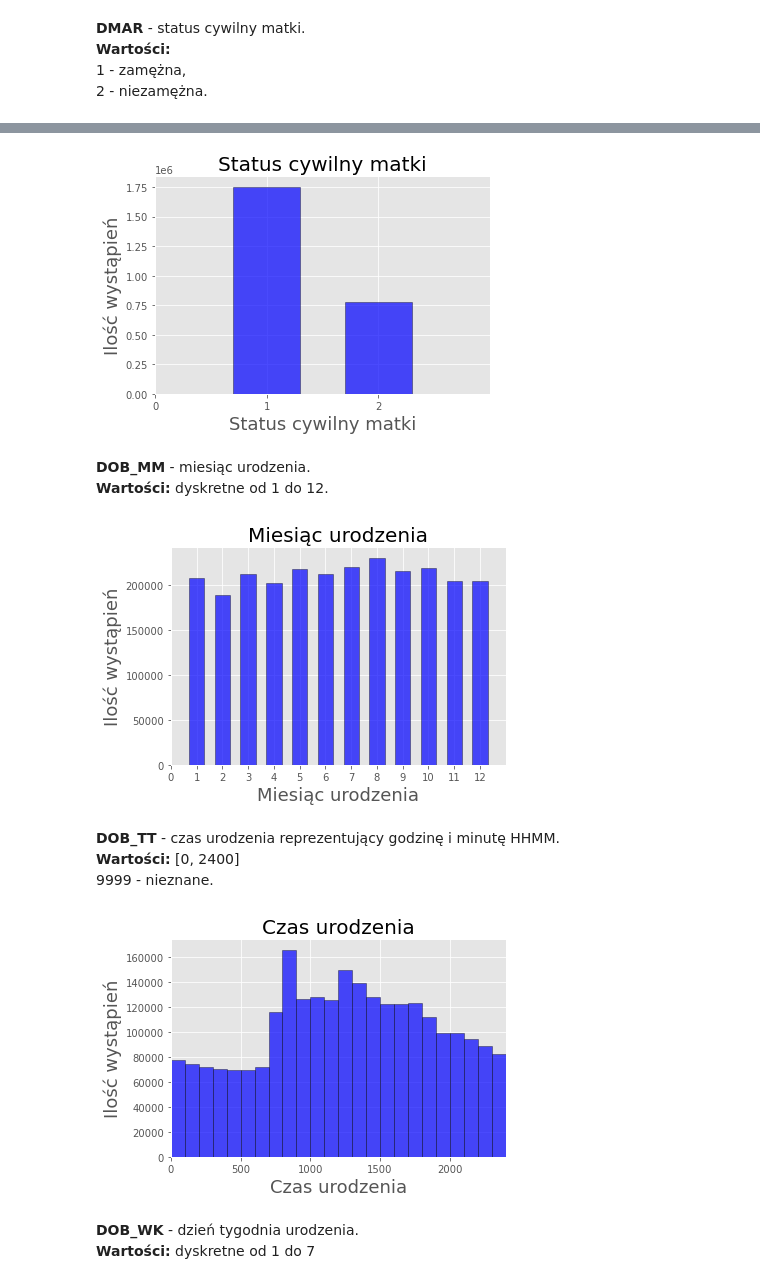
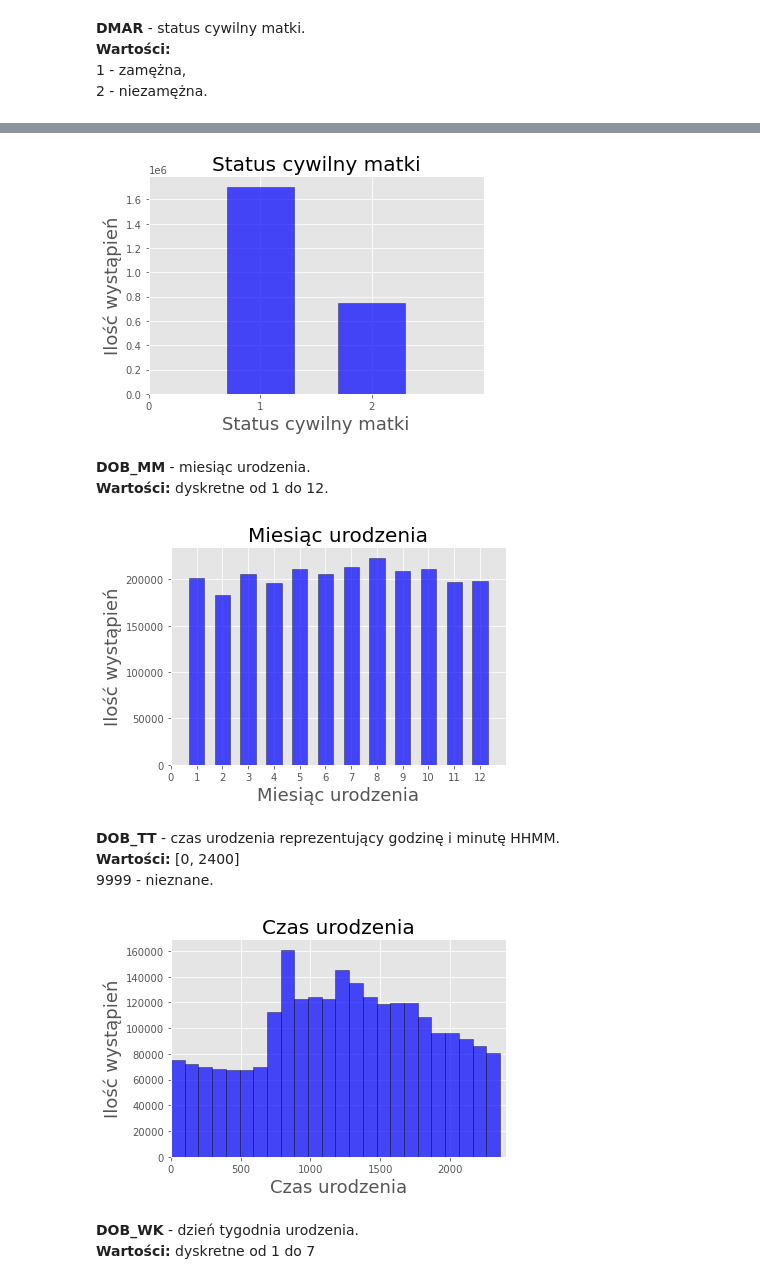
Before and after one commit to kurkowskiad/US-Births-Data-Analysis, a Jupyter notebook: Projekt_Uczenie_Maszynowe.ipynb, the cells around one changed output, grey strips where cells are left out. Drawn from its saved outputs; the diff is of its cells as text; code cells hidden in the pictures.

```diff
--- a/Projekt_Uczenie_Maszynowe.ipynb
+++ b/Projekt_Uczenie_Maszynowe.ipynb
@@ -20,23 +20,24 @@ Zmienna cols_to_keep zawiera nazwy wszystkich kolumn, jakie będziemy wczytywać
 import pandas
 import numpy as np
 import matplotlib.pyplot as plt
+plt.style.use("ggplot")
 cols_to_keep = ['ATTEND', 'BFACIL', 'BMI', 'CIG_0', 'DBWT',
-                'DMAR', 'DOB_MM', 'DOB_TT', 'DOB_WK', 'DWgt_R',
-                'FAGECOMB', 'FRACE6', 'MAGER', 'MRAVE6', 'M_Ht_In',
-                'NO_INFEC', 'NO_RISKS', 'PRIORDEAD', 'PRIORLIVE','PRECARE',
-                'PREVIS', 'PWgt_R', 'RDMETH_REC', 'RF_CESARN', 'SEX',
-                'WTGAIN']
+                'DLMP_MM', 'DLMP_YY', 'DMAR', 'DOB_MM', 'DOB_TT',
+                'DOB_WK', 'DWgt_R', 'FAGECOMB', 'FRACE6', 'MAGER',
+                'MRAVE6', 'M_Ht_In', 'NO_INFEC', 'NO_RISKS', 'PRIORDEAD',
+                'PRIORLIVE', 'PRECARE', 'PREVIS', 'PWgt_R', 'RDMETH_REC',
+                'RF_CESARN', 'SEX', 'WTGAIN']
 # %% [markdown]
 Ze względu na dużą ilość danych, zmieniamy typy danych, aby ograniczyć ilość pamięci potrzebnej do działania na zbiorze.
 Przykładowo, dane z zakresu 1 do 9 (jak kolumna "ATTEND") wymagają jedynie uint8, ale kolumna zawierająca dane z zakresu 227 do 9999 (kolumna DBWT) wymaga już uint16.
 # %%
 dtypes = \
     {'ATTEND': np.uint8, 'BFACIL': np.uint8, 'BMI': np.float32, 'CIG_0': np.uint8, 'DBWT': np.uint16,
-     'DMAR': np.uint8, 'DOB_MM': np.uint8, 'DOB_TT': np.uint16, 'DOB_WK': np.uint8, 'DWgt_R': np.uint16,
-     'FAGECOMB': np.uint8, 'FRACE6': np.uint8, 'MAGER': np.uint8, 'MRAVE6': np.uint8, 'M_Ht_In': np.uint8,
-     'NO_INFEC': np.uint8, 'NO_RISKS': np.uint8, 'PRIORDEAD': np.uint8, 'PRIORLIVE': np.uint8, 'PRECARE': np.uint8,
-     'PREVIS': np.uint8, 'PWgt_R': np.uint16, 'RDMETH_REC': np.uint8, 'RF_CESARN': np.uint8, 'SEX': np.uint8,
-     'WTGAIN': np.uint8}
+     'DLMP_MM': np.uint8, 'DLMP_YY': np.uint16, 'DMAR': np.uint8, 'DOB_MM': np.uint8, 'DOB_TT': np.uint16,
+     'DOB_WK': np.uint8, 'DWgt_R': np.uint16, 'FAGECOMB': np.uint8, 'FRACE6': np.uint8, 'MAGER': np.uint8,
+     'MRAVE6': np.uint8, 'M_Ht_In': np.uint8, 'NO_INFEC': np.uint8, 'NO_RISKS': np.uint8, 'PRIORDEAD': np.uint8,
+     'PRIORLIVE': np.uint8, 'PRECARE': np.uint8, 'PREVIS': np.uint8, 'PWgt_R': np.uint16, 'RDMETH_REC': np.uint8,
+     'RF_CESARN': np.uint8, 'SEX': np.uint8, 'WTGAIN': np.uint8}
 # %% [markdown]
 Wczytujemy dane do dataframe. Aby ułatwić pracę na kolumnie "płeć" (SEX), zmieniamy jej wartości z ('M', 'F') do (0, 1).
 # %%
@@ -53,8 +54,11 @@ df = df.astype(dtypes)
 
 for column in range(0, len(df.columns)):
     df = df[df[df.columns[column]] != 99]
-for column in [0, 1, 5, 11, 13, 15, 16, 17, 19, 20, 22, 23, 24]:
-    df = df[df[df.columns[column]] != 9]
+for column in ['ATTEND', 'BFACIL', 'DMAR', 'DOB_WK', 'FRACE6',
+               'MRAVE6', 'NO_INFEC', 'NO_RISKS', 'RDMETH_REC']:
+    df = df[df[column] != 9]
+for column in ['DOB_TT', 'DLMP_YY', 'DBWT']:
+    df = df[df[column] != 9999]
 # %% [markdown]
 Poniżej znajduje się opis wybranych kolumn:
 # %% [markdown]
@@ -141,13 +155,13 @@ plt.xlim((200, 8000));
 # %%
 bins = np.arange(0,3) + 0.5
-df.DMAR.plot(kind='hist', color='blue', edgecolor='black',alpha=.7, rwidth=.6, bins=bins)
+df.DMAR.plot(kind='hist', color='blue', edgecolor='black',alpha=.7, rwidth=.6, bins=bins, grid=True)
 plt.title('Status cywilny matki', size=20)
 plt.xlabel('Status cywilny matki', size=18)
 plt.ylabel('Ilość wystąpień', size=18)
 plt.xlim((0, 3))
 plt.xticks(bins - 0.5);
 # %% [output]
-[figure, old version]
+[figure, new version]
 # %% [markdown]
 **DOB_MM** - miesiąc urodzenia.<br>
 **Wartości:** dyskretne od 1 do 12.<br>
@@ -160,19 +174,19 @@ plt.ylabel('Ilość wystąpień', size=18)
 plt.xlim((0, 13))
 plt.xticks(bins - 0.5);
 # %% [output]
-[figure, old version]
+[figure, new version]
 # %% [markdown]
 **DOB_TT** - czas urodzenia reprezentujący godzinę i minutę HHMM.<br>
 **Wartości:** [0, 2400]<br>
 9999 - nieznane.
 # %%
-df.DOB_TT.plot(kind='hist', color='blue', edgecolor='black',alpha=.7, rwidth=1, bins=100)
+df.DOB_TT.plot(kind='hist', color='blue', edgecolor='black',alpha=.7, rwidth=1, bins=24)
 plt.title('Czas urodzenia', size=20)
 plt.xlabel('Czas urodzenia', size=18)
 plt.ylabel('Ilość wystąpień', size=18)
-plt.xlim((0, 2401));
+plt.xlim((0, 2400));
 # %% [output]
-[figure, old version]
+[figure, new version]
 # %% [markdown]
 **DOB_WK** - dzień tygodnia urodzenia.<br>
 **Wartości:** dyskretne od 1 do 7<br>
```
Also changed, not shown: parts of 50 cells of this notebook.
